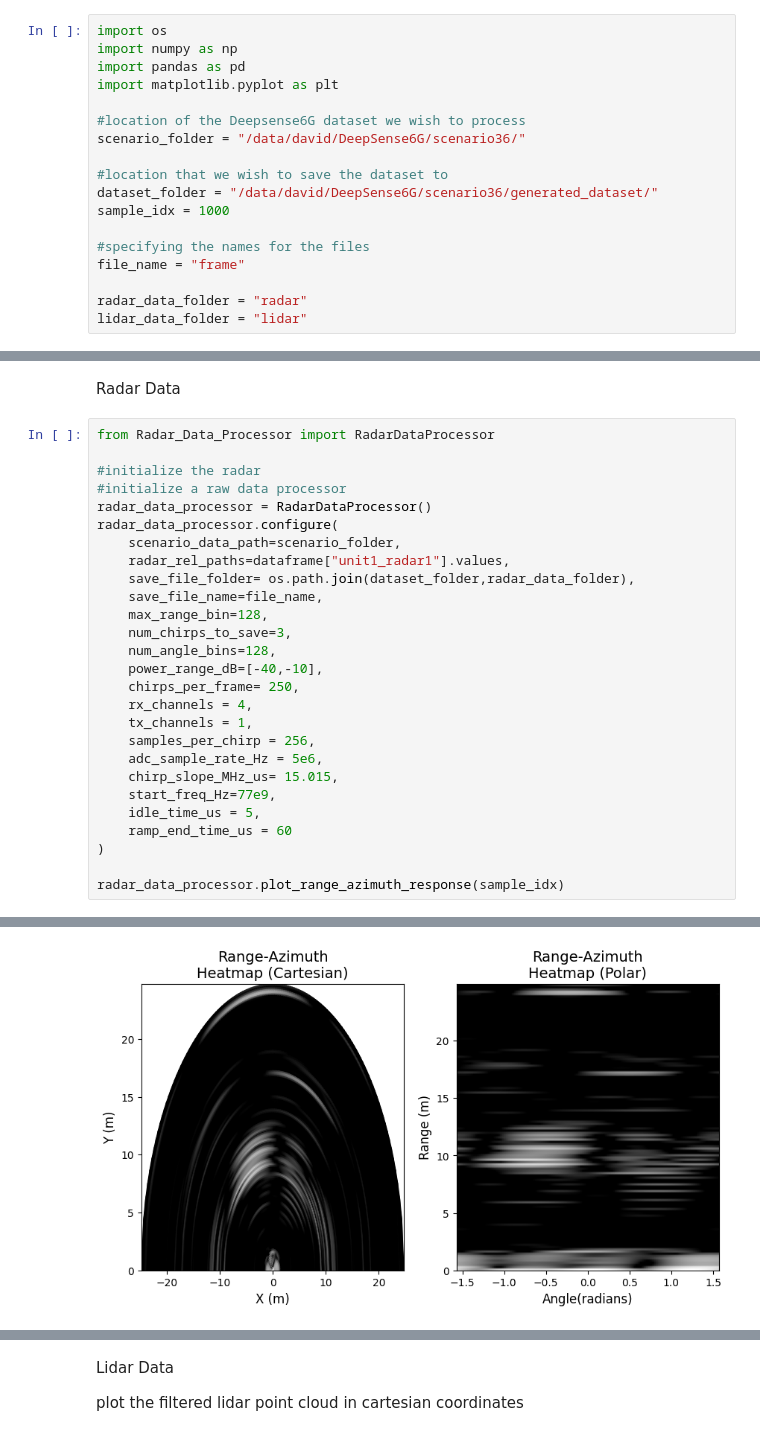
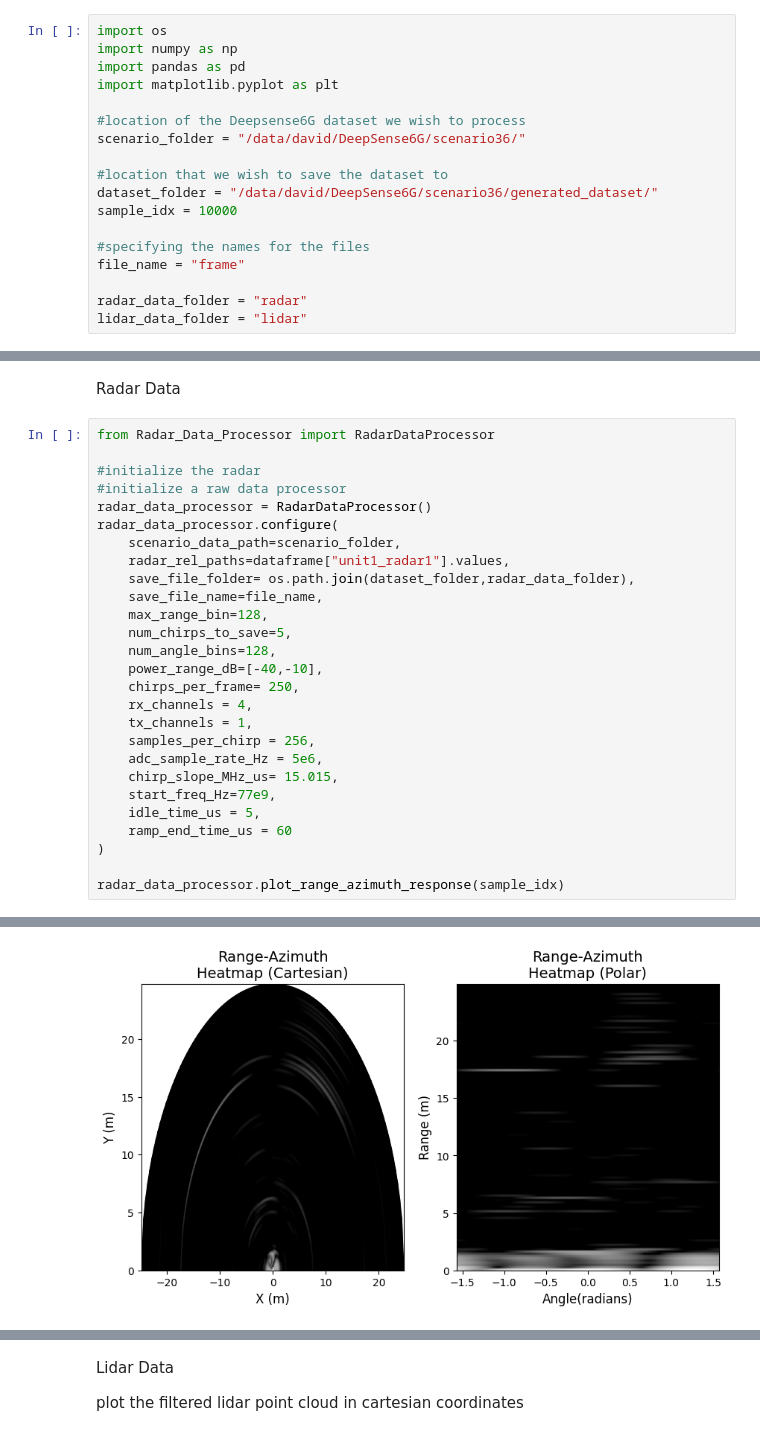
Before and after one commit to cpsl-research/radar-dev, a Jupyter notebook: datasets/Deepsense_6G/generate_dataset.ipynb, the cells around one changed output, grey strips where cells are left out. Saved outputs shown, nothing was run; the diff lists cells and outputs as text.

```diff
--- a/datasets/Deepsense_6G/generate_dataset.ipynb
+++ b/datasets/Deepsense_6G/generate_dataset.ipynb
@@ -9,7 +9,7 @@ scenario_folder = "/data/david/DeepSense6G/scenario36/"
 
 #location that we wish to save the dataset to
 dataset_folder = "/data/david/DeepSense6G/scenario36/generated_dataset/"
-sample_idx = 1000
+sample_idx = 10000
 
 #specifying the names for the files
 file_name = "frame"
@@ -71,31 +71,31 @@ Radar Data
 # %%
 from Radar_Data_Processor import RadarDataProcessor
 
 #initialize the radar
 #initialize a raw data processor
 radar_data_processor = RadarDataProcessor()
 radar_data_processor.configure(
     scenario_data_path=scenario_folder,
     radar_rel_paths=dataframe["unit1_radar1"].values,
     save_file_folder= os.path.join(dataset_folder,radar_data_folder),
     save_file_name=file_name,
     max_range_bin=128,
-    num_chirps_to_save=3,
+    num_chirps_to_save=5,
     num_angle_bins=128,
     power_range_dB=[-40,-10],
     chirps_per_frame= 250,
     rx_channels = 4,
     tx_channels = 1,
     samples_per_chirp = 256,
     adc_sample_rate_Hz = 5e6,
     chirp_slope_MHz_us= 15.015,
     start_freq_Hz=77e9,
     idle_time_us = 5,
     ramp_end_time_us = 60
 )
 
 radar_data_processor.plot_range_azimuth_response(sample_idx)
 # %% [output]
 max range: 24.957747086247085m
-[figure, old version]
+[figure, new version]
 # %%
```
Also changed, not shown: parts of 6 cells of this notebook, 6 other files.
